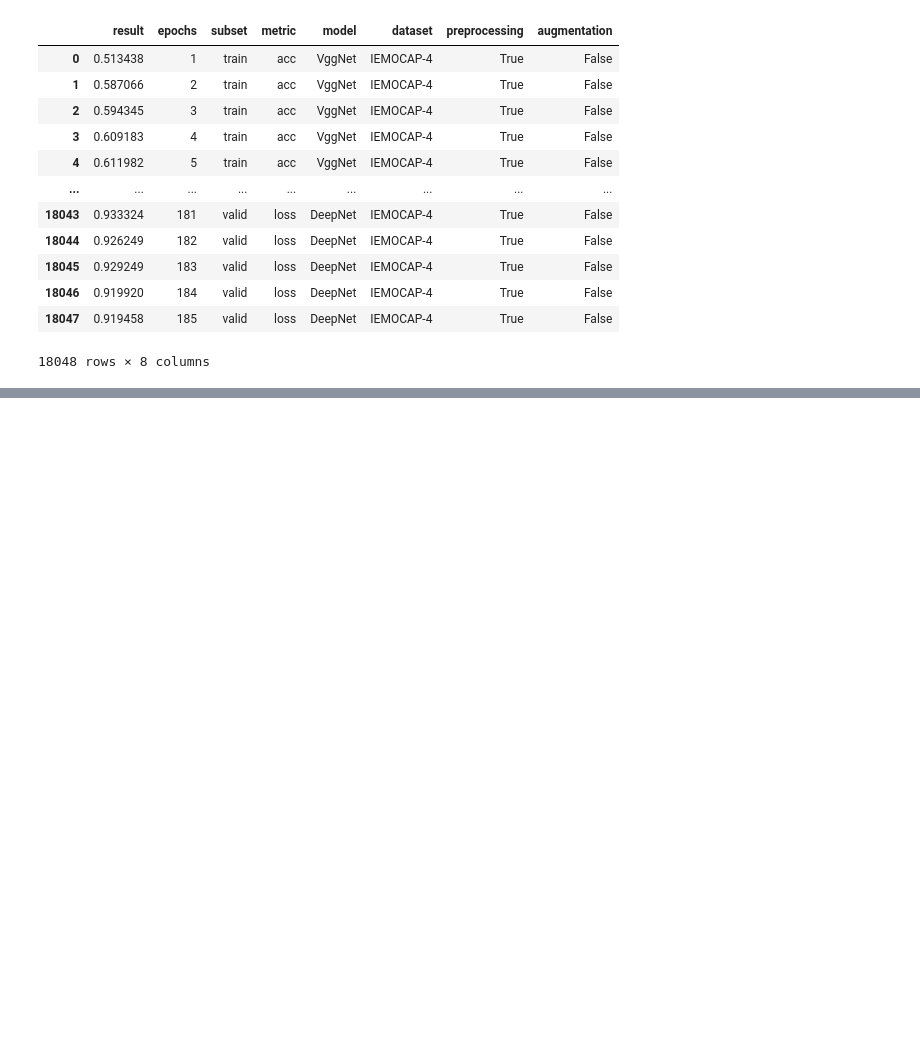
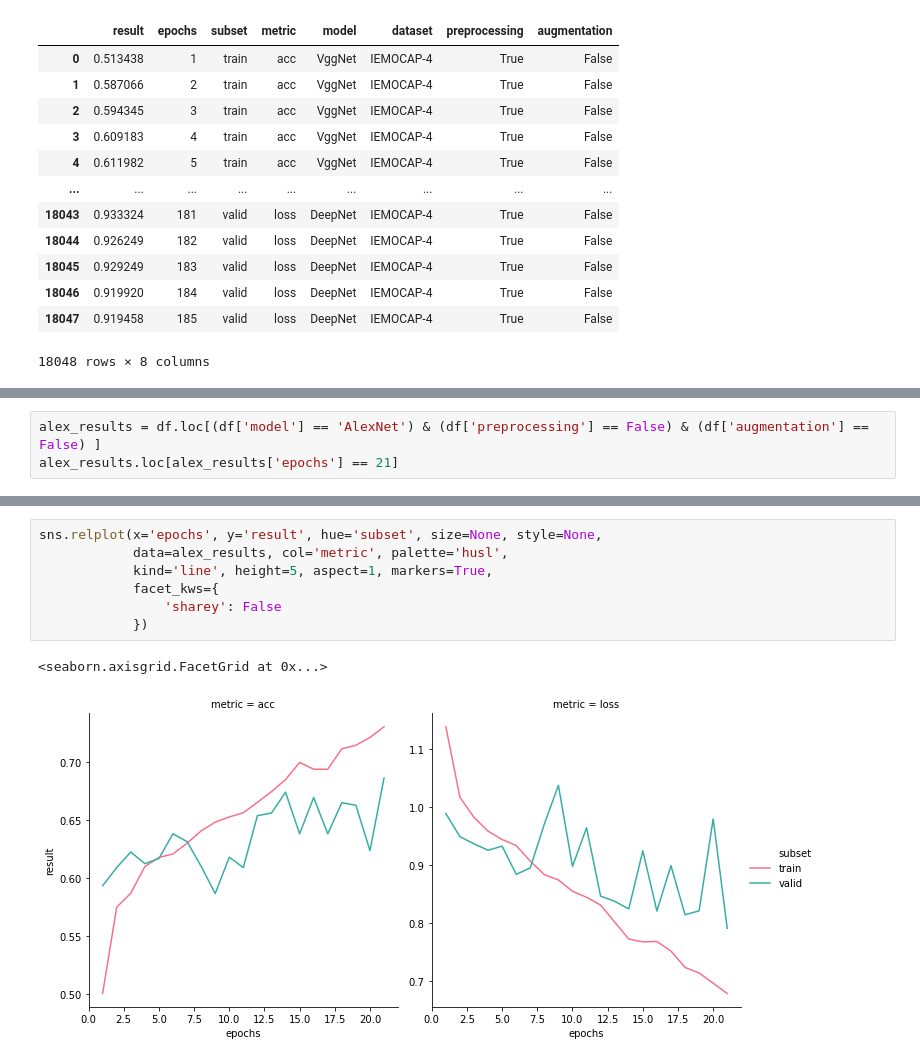
Before and after one commit to iamryabinov/SER_neuro, a Jupyter notebook: interpret_results.ipynb, the cells around one changed output, grey strips where cells are left out. Cells and saved outputs as stored; diff of their text form; blank space fills up the shorter version.

```diff
--- a/interpret_results.ipynb
+++ b/interpret_results.ipynb
@@ -219,0 +177,3 @@ df
+# %%
+alex_results = df.loc[(df['model'] == 'AlexNet') & (df['preprocessing'] == False) & (df['augmentation'] == False) ]
+alex_results.loc[alex_results['epochs'] == 21]
@@ -219,0 +186,10 @@ df
+# %%
+sns.relplot(x='epochs', y='result', hue='subset', size=None, style=None,
+            data=alex_results, col='metric', palette='husl',
+            kind='line', height=5, aspect=1, markers=True,
+            facet_kws={
+                'sharey': False
+            })
+# %% [output]
+<seaborn.axisgrid.FacetGrid at 0x...>
+[figure, added]
```
Also changed, not shown: parts of 27 cells of this notebook, 1 other file.
